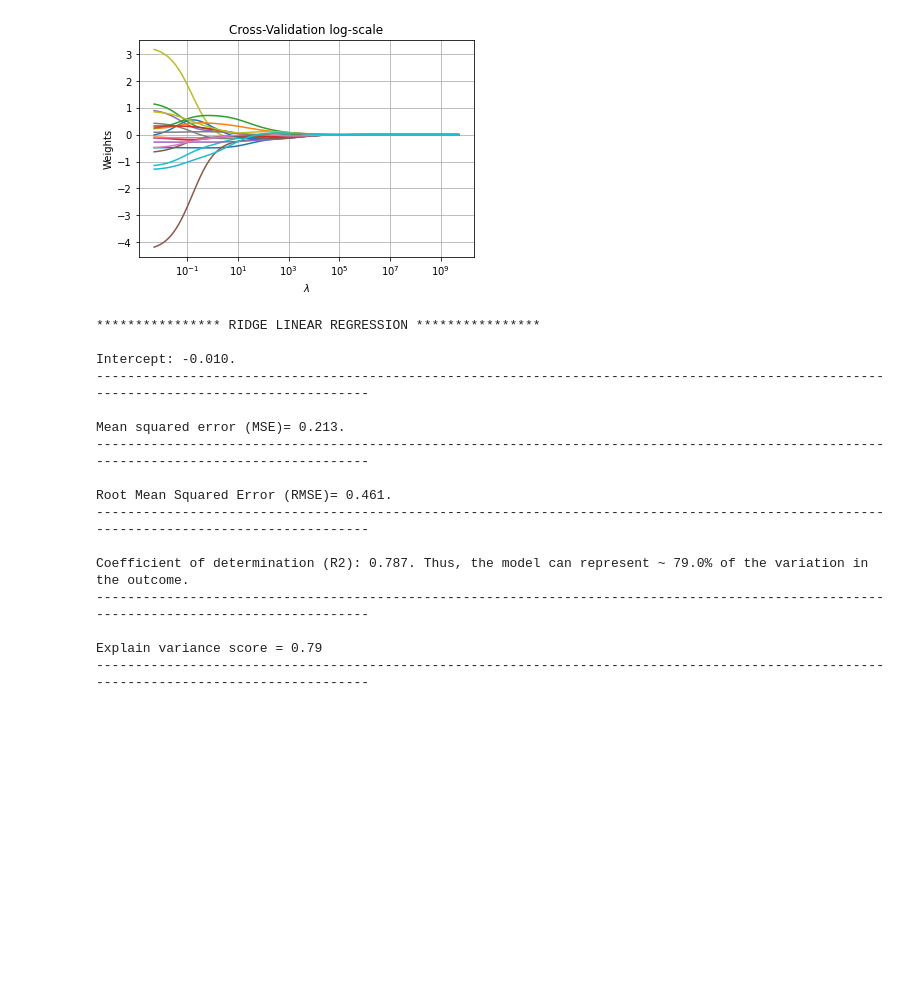
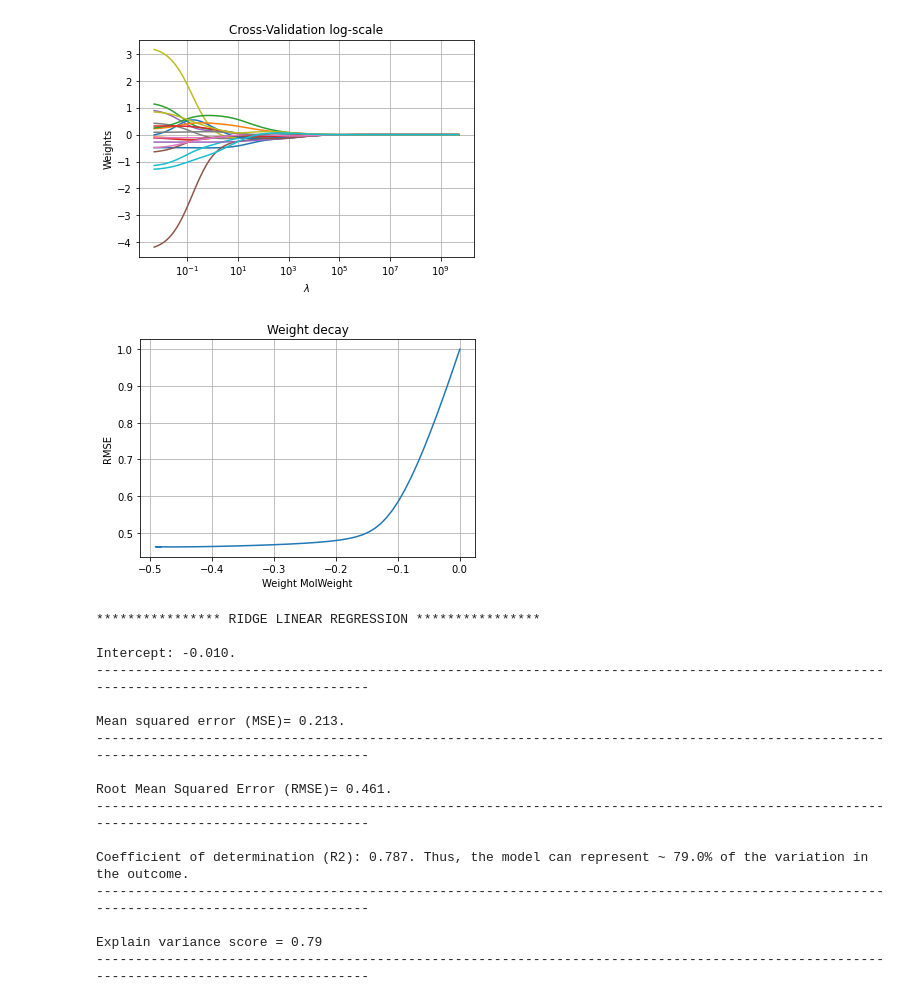
Before and after one commit to lucasabdalah/Exploratory-Data-Analisys, a Jupyter notebook: code/hw2/data_regression.ipynb, the cells around one changed output. Drawn from its saved outputs; the diff is of its cells as text; code cells hidden in the pictures; blank space fills up the shorter version.

Commit message:
weight decay

```diff
--- a/code/hw2/data_regression.ipynb
+++ b/code/hw2/data_regression.ipynb
@@ -400,6 +400,20 @@ plt.title('Cross-Validation log-scale')
 plt.grid()
 # %% [output]
 [figure]
+# %%
+weights = np.array(weights)
+
+ax = plt.gca()
+ax.plot(weights[:,0], rmseRidge)
+
+plt.axis('tight')
+plt.xlabel('Weight MolWeight')
+#plt.ylim(inf_lim, sup_lim)
+plt.ylabel('RMSE')
+plt.title('Weight decay')
+plt.grid()
+# %% [output]
+[figure, added]
 # %%
 ###### Ridge Linear Regression #######
 # Fit model in training data
```
